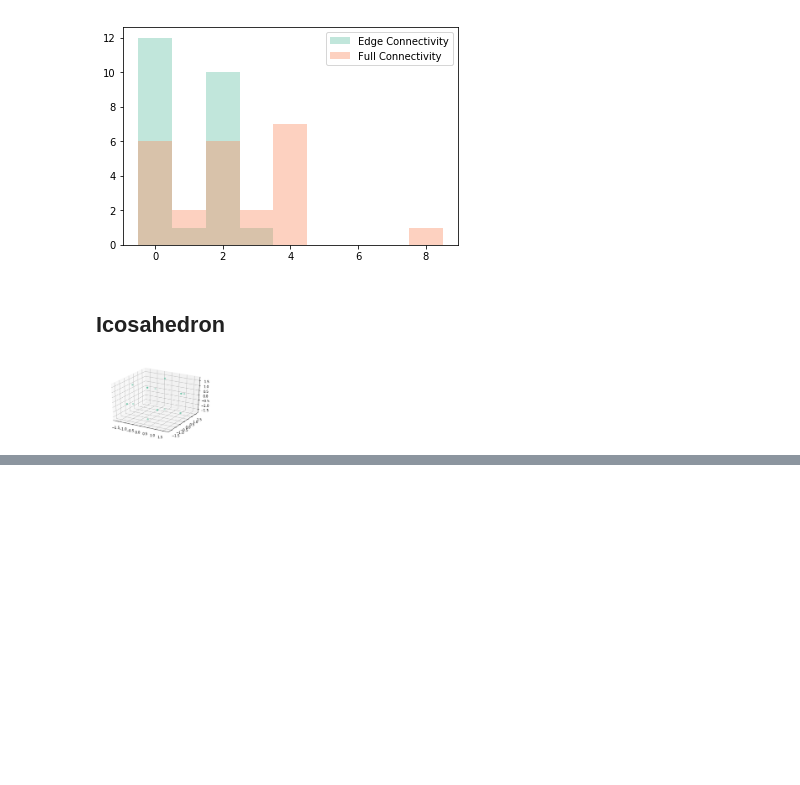
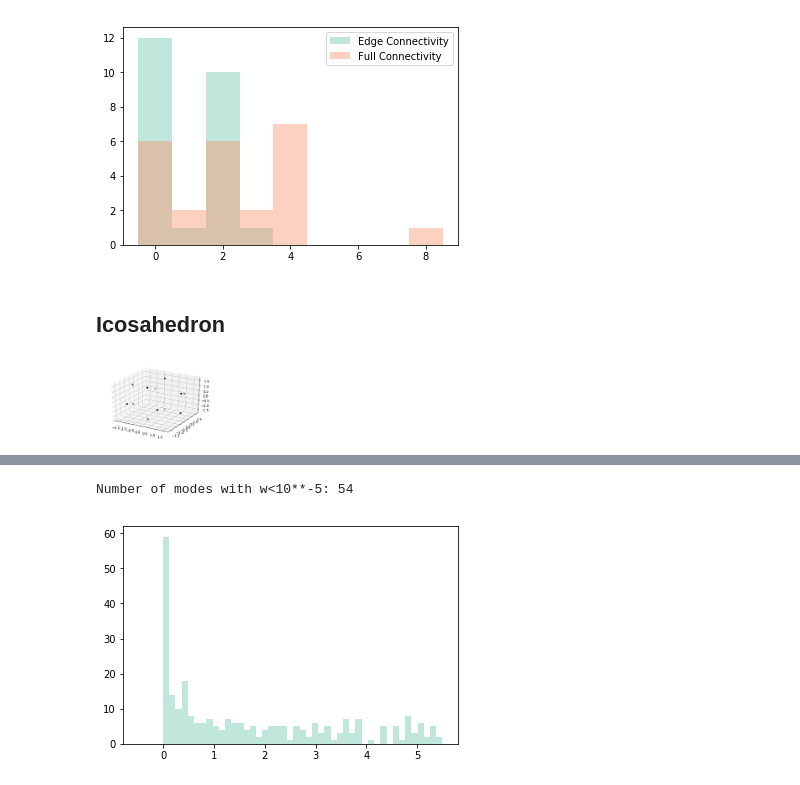
Before and after one commit to AllenCellModeling/normal_mode_analysis, a Jupyter notebook: normal_mode_analysis/3D_mode_test_cases.ipynb, the cells around one changed output, grey strips where cells are left out. Saved outputs shown, nothing was run; the diff lists cells and outputs as text; code cells hidden in the pictures; blank space fills up the shorter version.

```diff
--- a/normal_mode_analysis/3D_mode_test_cases.ipynb
+++ b/normal_mode_analysis/3D_mode_test_cases.ipynb
@@ -43,0 +68,9 @@ u,v = np.random.rand(2)
+# %%
+verts, faces, hess, w, v = nma_test_model(model=None, verts=verts, faces=faces, fully_connect=False)
+verts2, faces2, hess2, w2, v2 = nma_test_model(model=None, verts=verts, faces=faces, fully_connect=True)
+# %%
+sb.distplot(w, kde=False, bins = np.linspace(-0.5, 5.5, 50));
+print('Number of modes with w<10**-5: '+str(sum(w<10**-5)))
+# %% [output]
+Number of modes with w<10**-5: 54
+[figure, added]
```
Also changed, not shown: parts of 10 cells of this notebook.
